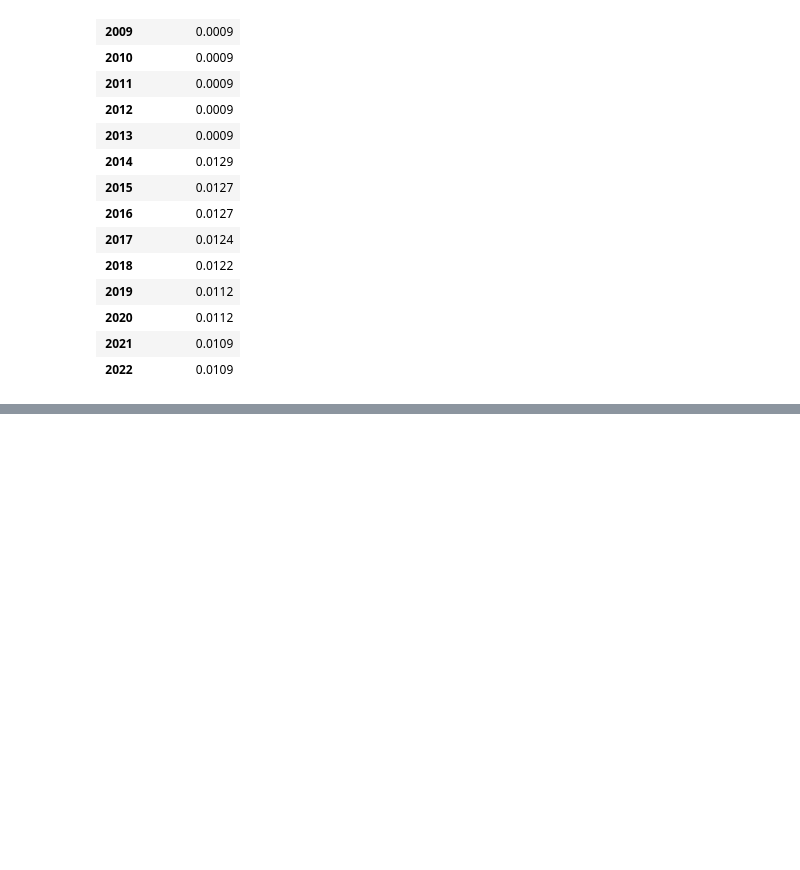
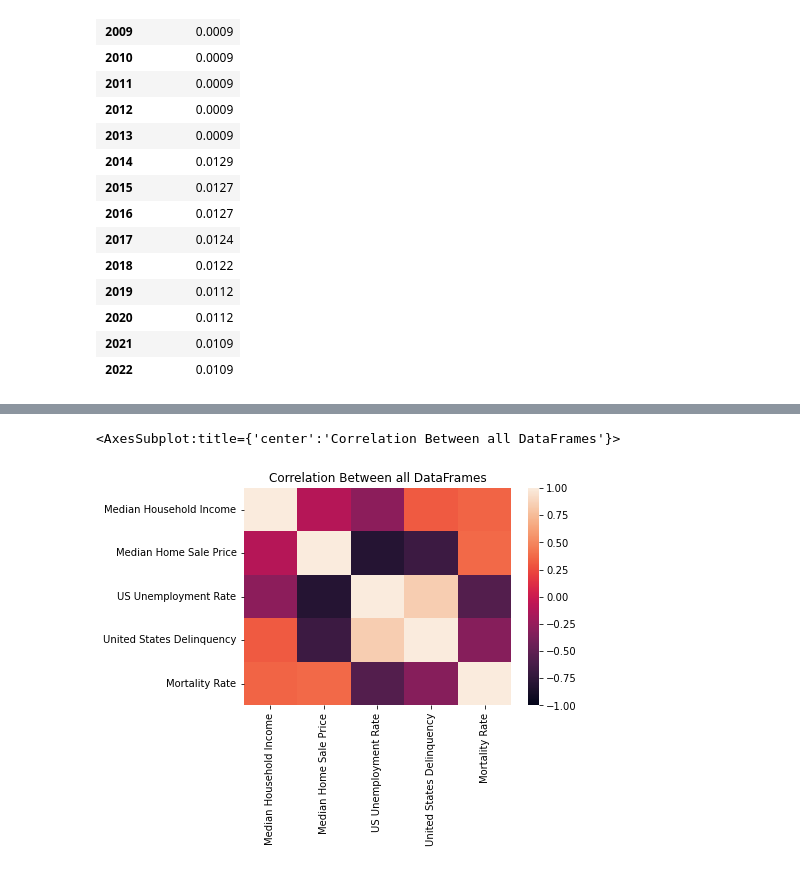
Before and after one commit to seldomwind/realestatemarketanalysis, a Jupyter notebook: Real_Estate_Analysis/Resources/Importandclean.ipynb, the cells around one changed output, grey strips where cells are left out. Drawn from its saved outputs; the diff is of its cells as text; code cells hidden in the pictures; blank space fills up the shorter version.

Commit message:
Added Correlation Heatmap

```diff
--- a/Real_Estate_Analysis/Resources/Importandclean.ipynb
+++ b/Real_Estate_Analysis/Resources/Importandclean.ipynb
@@ -158,3 +159,8 @@ mortality_rate_final
 | 2020 | 0.0112 |
 | 2021 | 0.0109 |
 | 2022 | 0.0109 |
+# %%
+# Combining all of the DataFrames using the 'concat' function
+
+combined_df = pd.concat([household_income_final, med_sale_final, national_employment_final, delinquency_rate_final, mortality_rate_final], axis="columns")
+combined_df
@@ -160,0 +186,4 @@ mortality_rate_final
+# %%
+# Using the `corr` function to calculate correlations for each set of data
+correlation = combined_df.corr()
+correlation
@@ -160,0 +197,8 @@ mortality_rate_final
+# %%
+# Created a heatmap from the correlation values and adjusted the scale
+ax = plt.axes()
+ax.set_title("Correlation Between all DataFrames")
+sns.heatmap(correlation, vmin=-1, vmax=1, ax=ax)
+# %% [output]
+<AxesSubplot:title={'center':'Correlation Between all DataFrames'}>
+[figure, added]
```
Also changed, not shown: parts of 3 cells of this notebook.
